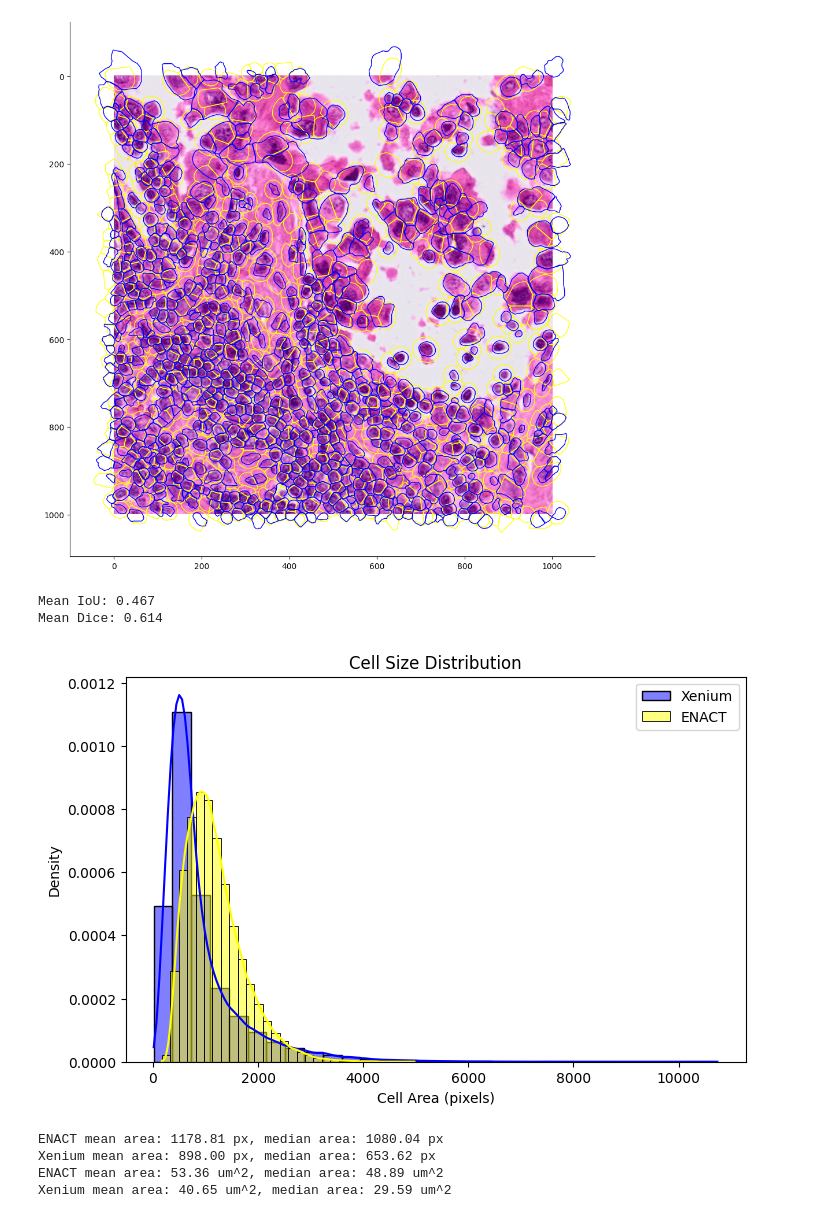
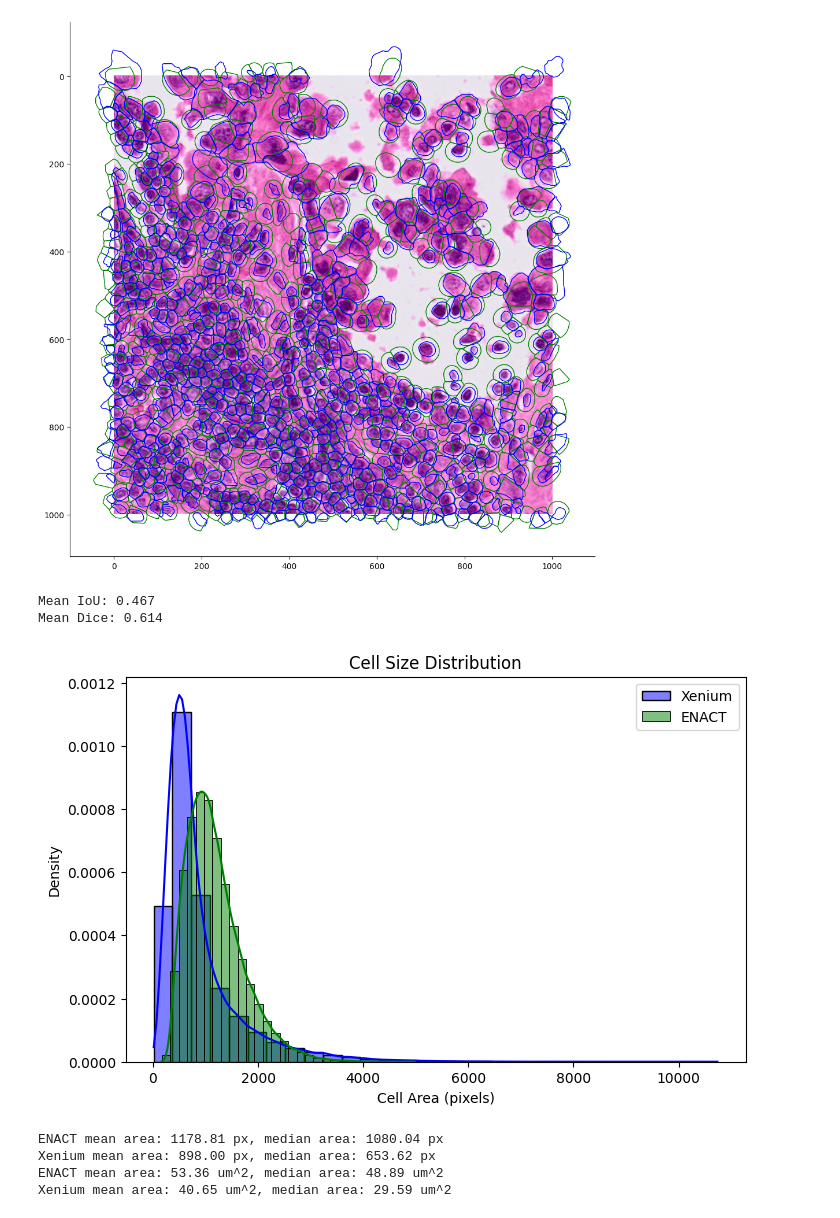
Before and after one commit to RaphaelDeGottardi/MasterThesis, a Jupyter notebook: Xenium Segmentation Transfer/segmentation-comparison.ipynb, the cells around one changed output. Saved outputs shown, nothing was run; the diff lists cells and outputs as text; code cells hidden in the pictures.

```diff
--- a/Xenium Segmentation Transfer/segmentation-comparison.ipynb
+++ b/Xenium Segmentation Transfer/segmentation-comparison.ipynb
@@ -132,34 +133,34 @@ enact_polygons = [poly.reshape(-1, 2) for poly in enact_polygons]
 # %%
 fig = plt.figure(figsize=(12, 12))
 ax = plt.gca()
 
 # Show zoomed region of the full resolution image
 ax.imshow(
     wsi_image[y_min:y_max, x_min:x_max]
 )
 plot_polygons(
     enact_crop_polygons,
     ax=ax,
     facecolor=(0, 0, 0, 0),
-    edgecolor="yellow",
+    edgecolor="green",
     linewidth=1,
 )
 
 plot_polygons(
     xenium_crop_polygons,
     ax=ax,
     facecolor=(0, 0, 0, 0),
     edgecolor="blue",
     linewidth=1,
 )
 
 # Plot style adjustments
 ax.spines.right.set_visible(False)
 ax.spines.top.set_visible(False)
 ax.yaxis.set_ticks_position("left")
 ax.xaxis.set_ticks_position("bottom")
 ax.set_aspect("equal", adjustable="box")
 # %% [output]
-[figure, old version]
+[figure, new version]
 # %%
 # Add this as a new cell
@@ -211,14 +210,14 @@ enact_areas = [Polygon(poly).area for poly in enact_polygons]
 
 plt.figure(figsize=(8, 5))
 sns.histplot(xenium_areas, color="blue", label="Xenium", kde=True, stat="density", bins=30, alpha=0.5)
-sns.histplot(enact_areas, color="yellow", label="ENACT", kde=True, stat="density", bins=30, alpha=0.5)
+sns.histplot(enact_areas, color="green", label="ENACT", kde=True, stat="density", bins=30, alpha=0.5)
 plt.xlabel("Cell Area (pixels)")
 plt.ylabel("Density")
 plt.title("Cell Size Distribution")
 plt.legend()
 plt.show()
 # %% [output]
-[figure, old version]
+[figure, new version]
 # %%
 from shapely.geometry import Polygon
 
```
Also changed, not shown: parts of 3 cells of this notebook, 3 other files.
